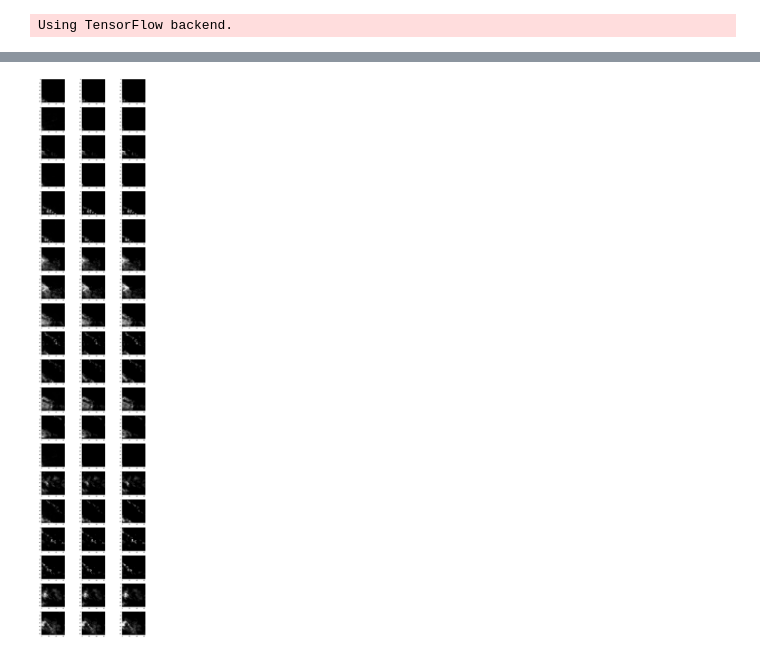
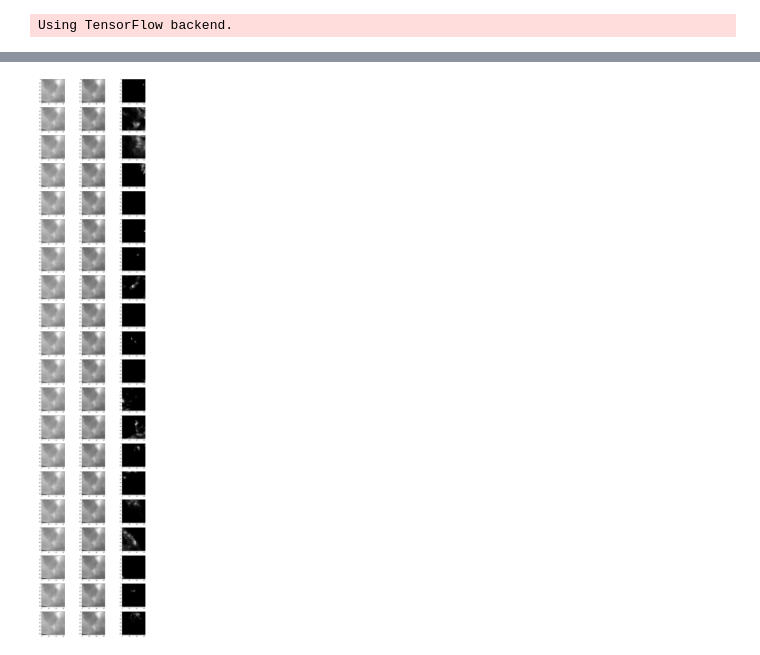
Before and after one commit to sichrist/DeepRain2, a Jupyter notebook: Networks/negative_Bernoulli_128x128_in_5min_pred.ipynb, the cells around one changed output, grey strips where cells are left out. Saved outputs shown, nothing was run; the diff lists cells and outputs as text; code cells hidden in the pictures.

```diff
--- a/Networks/negative_Bernoulli_128x128_in_5min_pred.ipynb
+++ b/Networks/negative_Bernoulli_128x128_in_5min_pred.ipynb
@@ -65,7 +65,7 @@ def negative_Binomial_Unet_128x128IN(input_shape,
 
     inputs = Input(shape=input_shape)
 
-    conv01 = Conv2D(10, kernel_size=(3, 3), padding="same")(inputs)       # 10 x 64x64
+    conv01 = Conv2D(14, kernel_size=(3, 3), padding="same")(inputs)       # 10 x 64x64
     conv01 = Activation(activation_hidden)(conv01)
     conv01_pool = MaxPooling2D((2, 2), strides=(2, 2))(conv01)            # 10 x 32x32
 
@@ -106,37 +106,37 @@ def negative_Binomial_Unet_128x128IN(input_shape,
 
     shape = tf.shape(output)
     shape = output.shape
-    print(shape)
+
 
     max_count = output[:,:,:,:1]
     prob      = output[:,:,:,1:2]
     max_count = Flatten()(max_count)
     prob      = Flatten()(prob)
     prob      = Dense(16*16)(prob)
-    prob      = Dropout(0.1)(prob)
+    #prob      = Dropout(0.2)(prob)
 
     max_count      = Dense(64*64)(max_count)
-    #max_count      = Dropout(0.1)(max_count)
+    #max_count      = Dropout(0.2)(max_count)
 
     prob      = Dense(64*64,activation="sigmoid")(prob)
     max_count = Dense(64*64,activation="sigmoid")(max_count)
     prob      = tf.keras.layers.Reshape((64,64,1))(prob)
     max_count = tf.keras.layers.Reshape((64,64,1))(max_count)
-    input_dist= tf.concat([tf.math.softplus(max_count),prob],axis=-1)
+    input_dist= tf.concat([max_count,prob],axis=-1)
 
     #print(max_count)
 
     output_dist = tfp.layers.DistributionLambda(name="DistributionLayer",
         make_distribution_fn=lambda t: tfd.Independent(tfp.distributions.NegativeBinomial(
-            total_count=t[..., :1], probs=t[..., 1:2] ),
-                                                      reinterpreted_batch_ndims=-1 ))
+            total_count=t[..., 1], probs=t[..., 1] ),
+                                                      reinterpreted_batch_ndims=0 ))
             #,convert_to_tensor_fn=lambda s: s.sample(64,64,1))
 
     output = output_dist(input_dist)
     model = Model(inputs=inputs, outputs=output)
     return model
 # %%
-optimizer = Adam( lr = 1e-3 )
+optimizer = Adam( lr = 1e-4 )
 trainer = Trainer(negative_Binomial_Unet_128x128IN,
                     lossfunction=NLL,
                     pathToData=(train,test),
@@ -168,2 +167,0 @@ ________________________________________________________________________________
-# %%
-trainer.fit(400)
@@ -225,32 +206,32 @@ mean = []
 stdev = []
 label = []
 prediction = []
-for x,y in train:
+for x,y in test:
     for i in range(batch_size):
-        if y[i,:,:,:].max() > 0:
+        if y[i,:,:].max() > 0:
             pred = model(np.array([x[i,:,:,:]]))
             prediction.append(pred)
             mean.append(pred.mean())
             stdev.append(pred.stddev())
-            label.append(y[i,:,:,:])
+            label.append(y[i,:,:])
     if len(label) >= pred_:
         break
 # %%
 import matplotlib.pyplot as plt
 from matplotlib import cm
 from matplotlib.pyplot import figure
 import numpy as np
 %matplotlib inline
 fig, axes = plt.subplots(20, 3, figsize=(16,8*10),dpi=64)
 #fig.set_title(["mean","stdev","label"])
 for batch,img in enumerate(mean):
     if batch == 20:
         break
-    axes[batch,0].imshow(stdev[batch][0,:,:,0],cmap="gray")
-    axes[batch,1].imshow(img[0,:,:,0],cmap="gray")
-    axes[batch,2].imshow(label[batch][:,:,0],cmap="gray")
+    axes[batch,0].imshow(stdev[batch][0,:,:],cmap="gray")
+    axes[batch,1].imshow(img[0,:,:],cmap="gray")
+    axes[batch,2].imshow(label[batch][:,:],cmap="gray")
 # %% [output]
-[figure, old version]
+[figure, new version]
 # %%
 def map_Dist_To_Rain(prediction,label):
 
```
Also changed, not shown: parts of 9 cells of this notebook, 27 other files.
